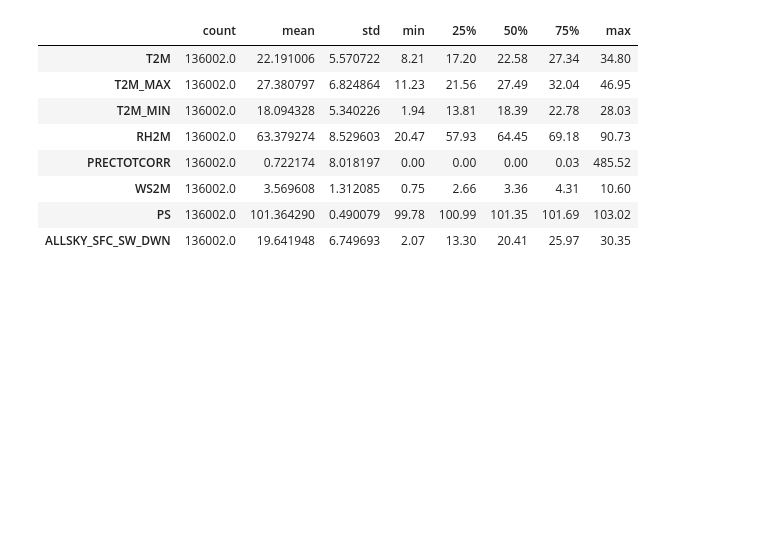
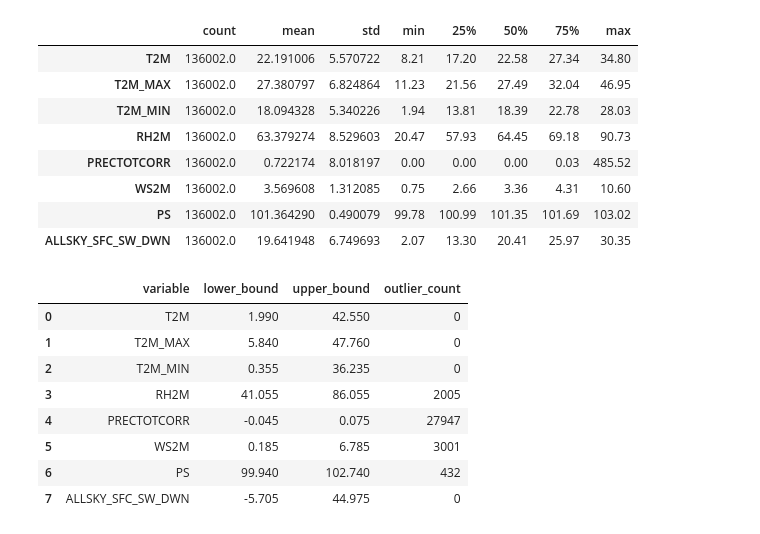
Before and after one commit to sandyreda898-oss/Smart-Agricultural-Water-Management, a Jupyter notebook: weather_soil_water_modeling/notebooks/01_weather_data_analysis.ipynb, the cells around one changed output. Saved outputs shown, nothing was run; the diff lists cells and outputs as text; code cells hidden in the pictures; blank space fills up the shorter version.

```diff
--- a/weather_soil_water_modeling/notebooks/01_weather_data_analysis.ipynb
+++ b/weather_soil_water_modeling/notebooks/01_weather_data_analysis.ipynb
@@ -467,3 +449,50 @@ weather_clean[
 | WS2M | 136002.0 | 3.569608 | 1.312085 | 0.75 | 2.66 | 3.36 | 4.31 | 10.60 |
 | PS | 136002.0 | 101.364290 | 0.490079 | 99.78 | 100.99 | 101.35 | 101.69 | 103.02 |
 | ALLSKY_SFC_SW_DWN | 136002.0 | 19.641948 | 6.749693 | 2.07 | 13.30 | 20.41 | 25.97 | 30.35 |
+# %%
+weather_vars = [
+    "T2M",
+    "T2M_MAX",
+    "T2M_MIN",
+    "RH2M",
+    "PRECTOTCORR",
+    "WS2M",
+    "PS",
+    "ALLSKY_SFC_SW_DWN"
+]
+
+outlier_summary = []
+
+for col in weather_vars:
+    q1 = weather_clean[col].quantile(0.25)
+    q3 = weather_clean[col].quantile(0.75)
+    iqr = q3 - q1
+
+    lower = q1 - 1.5 * iqr
+    upper = q3 + 1.5 * iqr
+
+    outliers = weather_clean[
+        (weather_clean[col] < lower) |
+        (weather_clean[col] > upper)
+    ]
+
+    outlier_summary.append({
+        "variable": col,
+        "lower_bound": lower,
+        "upper_bound": upper,
+        "outlier_count": len(outliers)
+    })
+
+outlier_summary = pd.DataFrame(outlier_summary)
+
+outlier_summary
+# %% [output]
+|  | variable | lower_bound | upper_bound | outlier_count |
+| 0 | T2M | 1.990 | 42.550 | 0 |
+| 1 | T2M_MAX | 5.840 | 47.760 | 0 |
+| 2 | T2M_MIN | 0.355 | 36.235 | 0 |
+| 3 | RH2M | 41.055 | 86.055 | 2005 |
+| 4 | PRECTOTCORR | -0.045 | 0.075 | 27947 |
+| 5 | WS2M | 0.185 | 6.785 | 3001 |
+| 6 | PS | 99.940 | 102.740 | 432 |
+| 7 | ALLSKY_SFC_SW_DWN | -5.705 | 44.975 | 0 |
```
Also changed, not shown: parts of 12 cells of this notebook.
